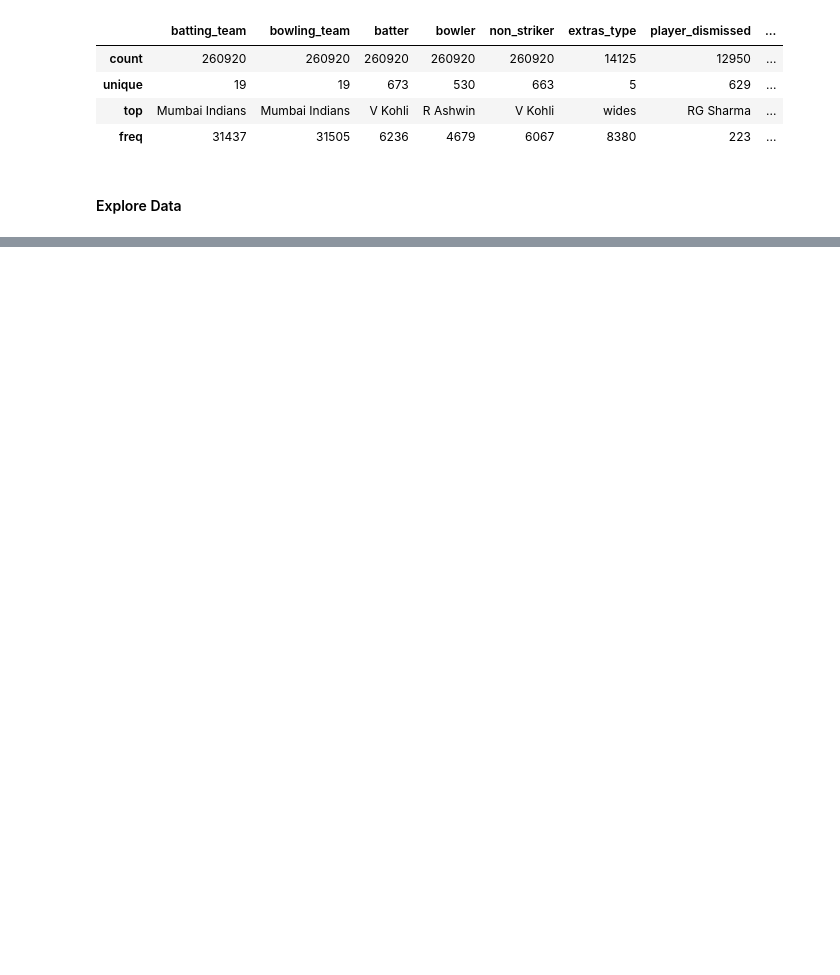
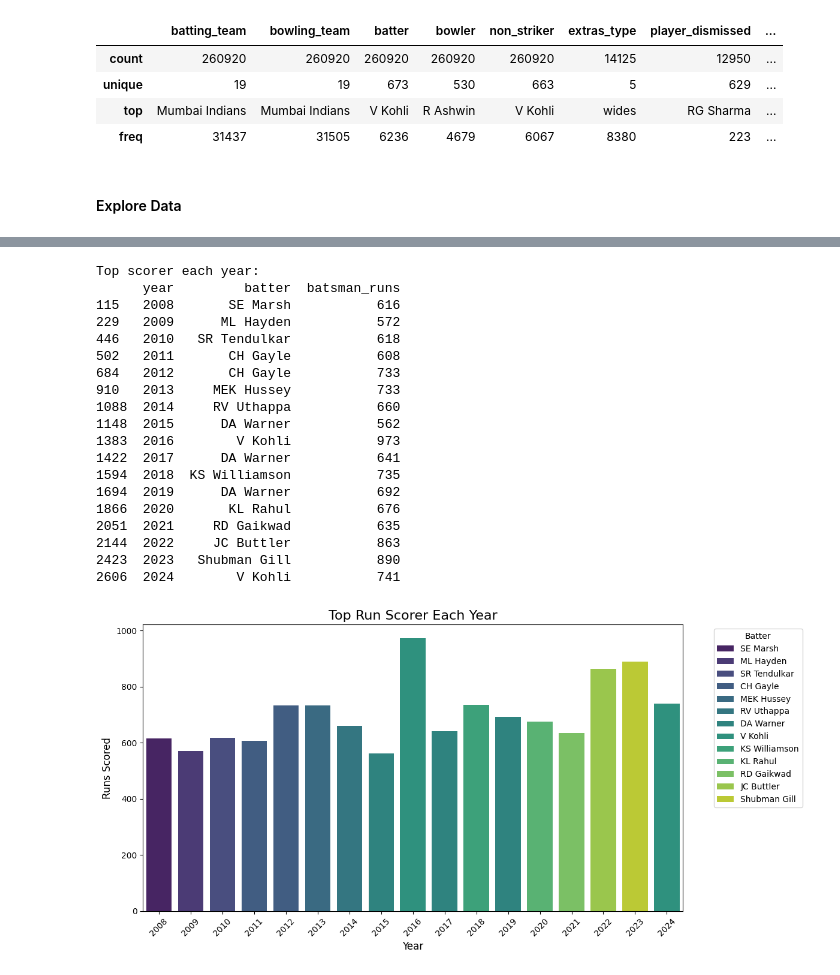
Before and after one commit to Parth-0804/DS_PROJEKT_AIM, a Jupyter notebook: 01_data/GR04_ipynb_Hiregoudar1_Ravaliya2_GoblipurBhanuprakashNag3.ipynb, the cells around one changed output, grey strips where cells are left out. Drawn from its saved outputs; the diff is of its cells as text; code cells hidden in the pictures; blank space fills up the shorter version.

```diff
--- a/01_data/GR04_ipynb_Hiregoudar1_Ravaliya2_GoblipurBhanuprakashNag3.ipynb
+++ b/01_data/GR04_ipynb_Hiregoudar1_Ravaliya2_GoblipurBhanuprakashNag3.ipynb
@@ -142,0 +246,39 @@ deliveries.describe(include='object')
+# %%
+#Highest run scorer each year
+yearly_batters = deliveries_with_year.groupby(['year', 'batter'])['batsman_runs'].sum().reset_index()
+top_each_year = yearly_batters.sort_values(['year', 'batsman_runs'], ascending=[True, False]).groupby('year').head(1)
+print("Top scorer each year:")
+print(top_each_year)
+
+# Plotting the top run scorer each year
+plt.figure(figsize=(12, 6))
+sns.barplot(data=top_each_year, x='year', y='batsman_runs', hue='batter', dodge=False, palette='viridis')
+
+plt.title('Top Run Scorer Each Year', fontsize=16)
+plt.xlabel('Year', fontsize=12)
+plt.ylabel('Runs Scored', fontsize=12)
+plt.xticks(rotation=45)
+plt.legend(title='Batter', bbox_to_anchor=(1.05, 1), loc='upper left')
+plt.tight_layout()
+plt.show()
+# %% [output]
+Top scorer each year:
+      year         batter  batsman_runs
+115   2008       SE Marsh           616
+229   2009      ML Hayden           572
+446   2010   SR Tendulkar           618
+502   2011       CH Gayle           608
+684   2012       CH Gayle           733
+910   2013     MEK Hussey           733
+1088  2014     RV Uthappa           660
+1148  2015      DA Warner           562
+1383  2016        V Kohli           973
+1422  2017      DA Warner           641
+1594  2018  KS Williamson           735
+1694  2019      DA Warner           692
+1866  2020       KL Rahul           676
+2051  2021     RD Gaikwad           635
+2144  2022     JC Buttler           863
+2423  2023   Shubman Gill           890
+2606  2024        V Kohli           741
+[figure, added]
```
Also changed, not shown: parts of 35 cells of this notebook.
